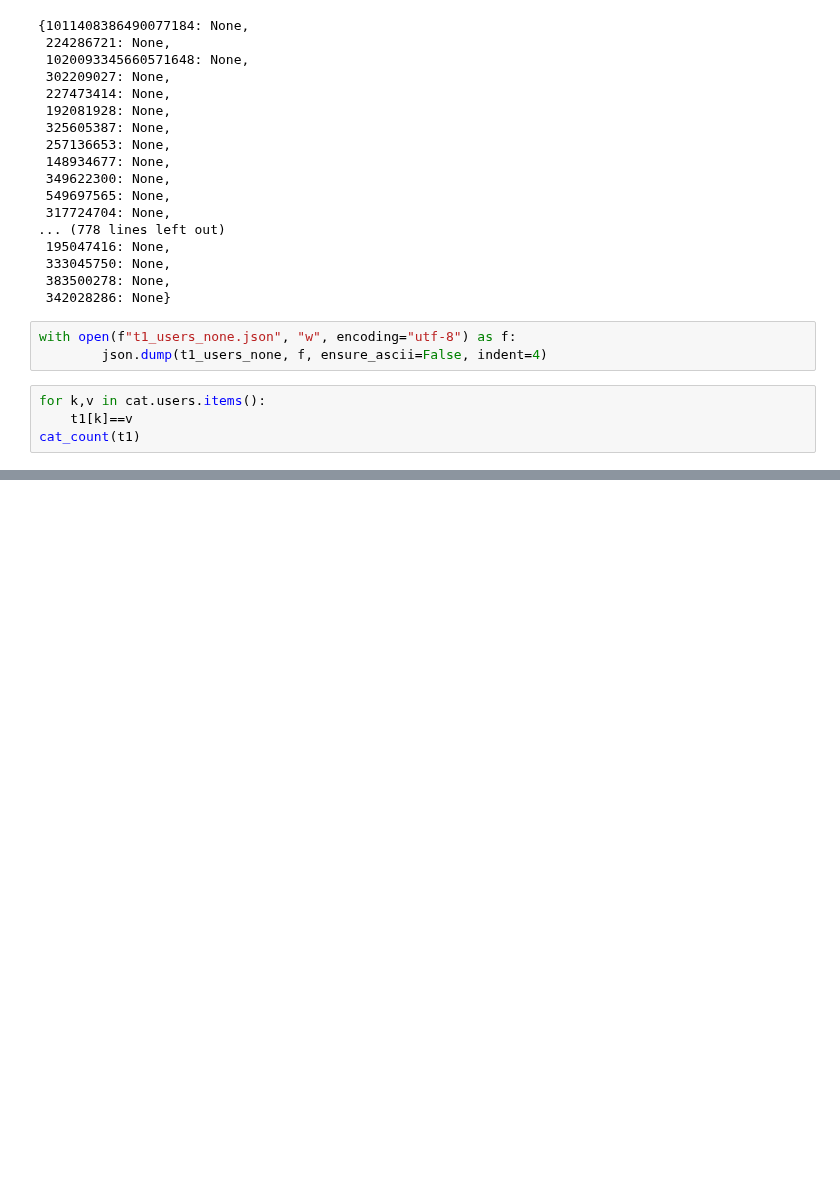
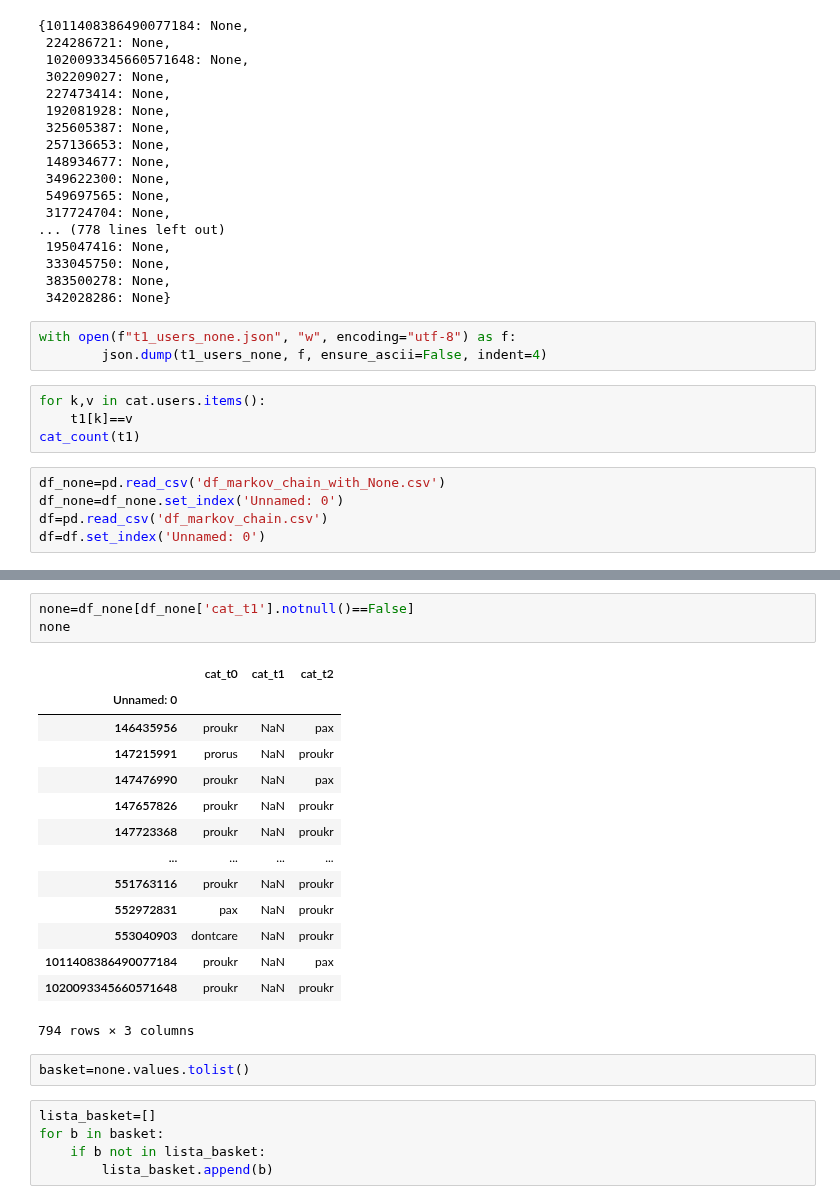
Before and after one commit to gatto/ds-network-analysis, a Jupyter notebook: py/net_building/Markov_chain_status_downloads.ipynb, the cells around one changed output, grey strips where cells are left out. Saved outputs shown, nothing was run; the diff lists cells and outputs as text; blank space fills up the shorter version.

```diff
--- a/py/net_building/Markov_chain_status_downloads.ipynb
+++ b/py/net_building/Markov_chain_status_downloads.ipynb
@@ -296,3 +287,8 @@ with open(f"t1_users_none.json", "w", encoding="utf-8") as f:
 for k,v in cat.users.items():
     t1[k]==v
 cat_count(t1)
+# %%
+df_none=pd.read_csv('df_markov_chain_with_None.csv')
+df_none=df_none.set_index('Unnamed: 0')
+df=pd.read_csv('df_markov_chain.csv')
+df=df.set_index('Unnamed: 0')
@@ -298,0 +328,25 @@ cat_count(t1)
+# %%
+none=df_none[df_none['cat_t1'].notnull()==False]
+none
+# %% [output]
+|  | cat_t0 | cat_t1 | cat_t2 |
+| Unnamed: 0 |  |  |  |
+| 146435956 | proukr | NaN | pax |
+| 147215991 | prorus | NaN | proukr |
+| 147476990 | proukr | NaN | pax |
+| 147657826 | proukr | NaN | proukr |
+| 147723368 | proukr | NaN | proukr |
+| ... | ... | ... | ... |
+| 551763116 | proukr | NaN | proukr |
+| 552972831 | pax | NaN | proukr |
+| 553040903 | dontcare | NaN | proukr |
+| 1011408386490077184 | proukr | NaN | pax |
+| 1020093345660571648 | proukr | NaN | proukr |
+794 rows × 3 columns
+# %%
+basket=none.values.tolist()
+# %%
+lista_basket=[]
+for b in basket:
+    if b not in lista_basket:
+        lista_basket.append(b)
```
Also changed, not shown: parts of 7 cells of this notebook, 16 other files.
